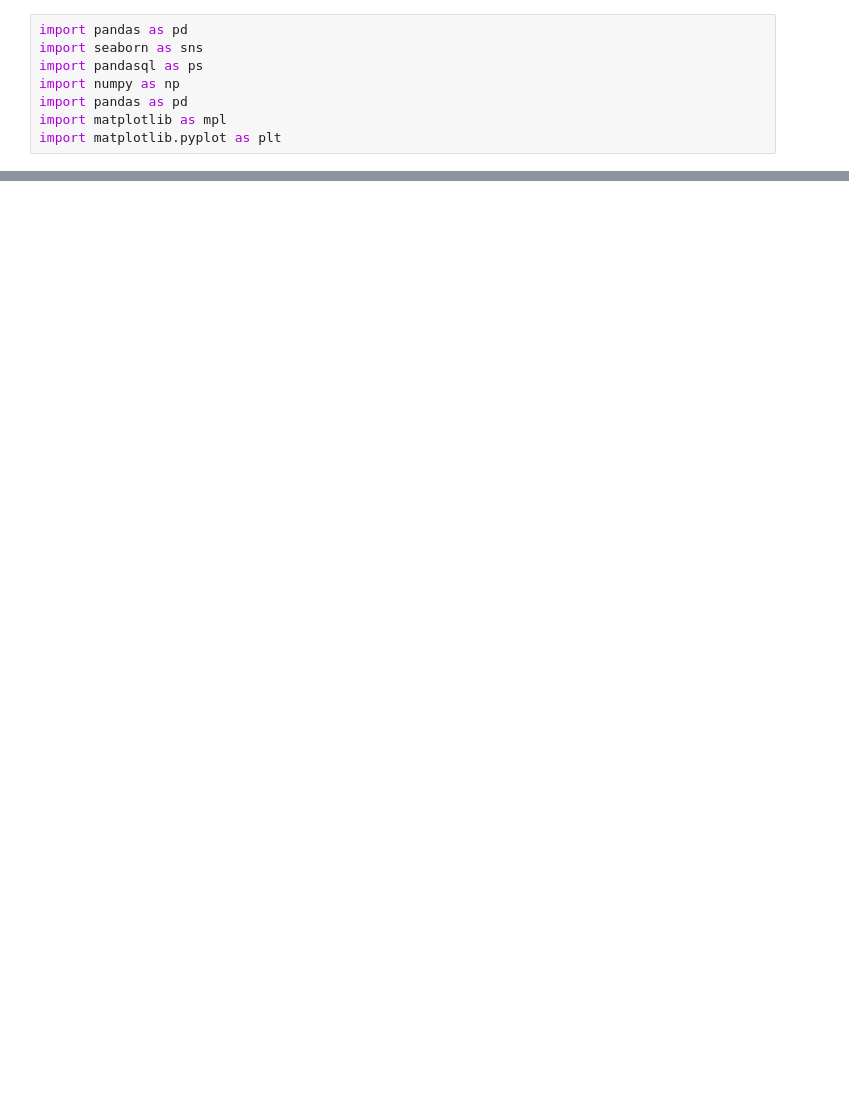
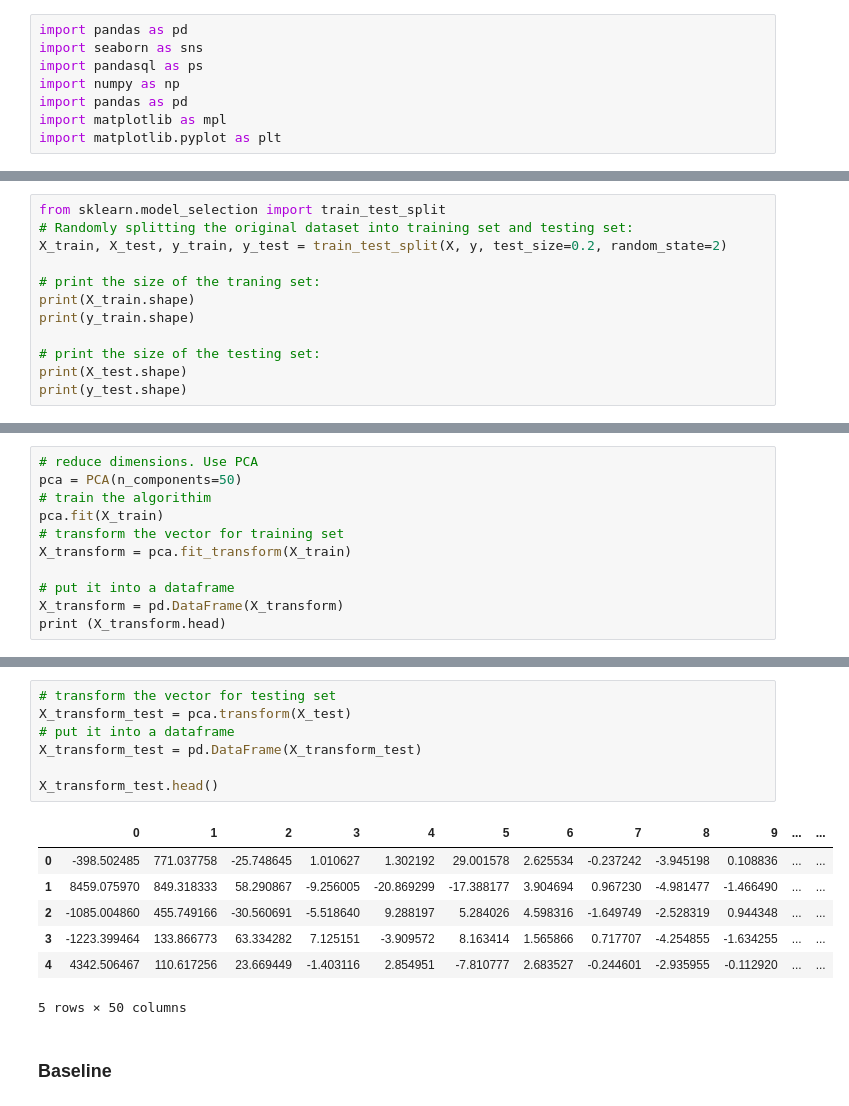
Before and after one commit to Peter-32/LA-Collision-Forecasting, a Jupyter notebook: la_collisions ML.ipynb, the cells around one changed output, grey strips where cells are left out. Cells and saved outputs as stored; diff of their text form; blank space fills up the shorter version.

```diff
--- a/la_collisions ML.ipynb
+++ b/la_collisions ML.ipynb
@@ -12,0 +208,12 @@ FileNotFoundError: File b'final_aggregated_df.csv' does not exist
+# %%
+from sklearn.model_selection import train_test_split
+# Randomly splitting the original dataset into training set and testing set:
+X_train, X_test, y_train, y_test = train_test_split(X, y, test_size=0.2, random_state=2)
+
+# print the size of the traning set:
+print(X_train.shape)
+print(y_train.shape)
+
+# print the size of the testing set:
+print(X_test.shape)
+print(y_test.shape)
@@ -12,0 +285,11 @@ FileNotFoundError: File b'final_aggregated_df.csv' does not exist
+# %%
+# reduce dimensions. Use PCA
+pca = PCA(n_components=50)
+# train the algorithim
+pca.fit(X_train)
+# transform the vector for training set
+X_transform = pca.fit_transform(X_train)
+
+# put it into a dataframe
+X_transform = pd.DataFrame(X_transform)
+print (X_transform.head)
@@ -12,0 +314,17 @@ FileNotFoundError: File b'final_aggregated_df.csv' does not exist
+# %%
+# transform the vector for testing set
+X_transform_test = pca.transform(X_test)
+# put it into a dataframe
+X_transform_test = pd.DataFrame(X_transform_test)
+
+X_transform_test.head()
+# %% [output]
+|  | 0 | 1 | 2 | 3 | 4 | 5 | 6 | 7 | 8 | 9 | ... | ... |
+| 0 | -398.502485 | 771.037758 | -25.748645 | 1.010627 | 1.302192 | 29.001578 | 2.625534 | -0.237242 | -3.945198 | 0.108836 | ... | ... |
+| 1 | 8459.075970 | 849.318333 | 58.290867 | -9.256005 | -20.869299 | -17.388177 | 3.904694 | 0.967230 | -4.981477 | -1.466490 | ... | ... |
+| 2 | -1085.004860 | 455.749166 | -30.560691 | -5.518640 | 9.288197 | 5.284026 | 4.598316 | -1.649749 | -2.528319 | 0.944348 | ... | ... |
+| 3 | -1223.399464 | 133.866773 | 63.334282 | 7.125151 | -3.909572 | 8.163414 | 1.565866 | 0.717707 | -4.254855 | -1.634255 | ... | ... |
+| 4 | 4342.506467 | 110.617256 | 23.669449 | -1.403116 | 2.854951 | -7.810777 | 2.683527 | -0.244601 | -2.935955 | -0.112920 | ... | ... |
+5 rows × 50 columns
+# %% [markdown]
+### Baseline
```
Also changed, not shown: parts of 74 cells of this notebook, 20 other files.
